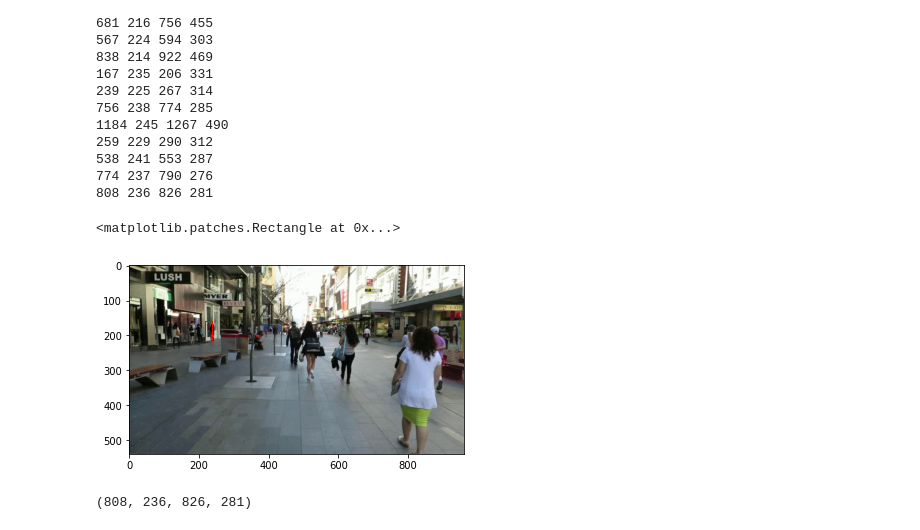
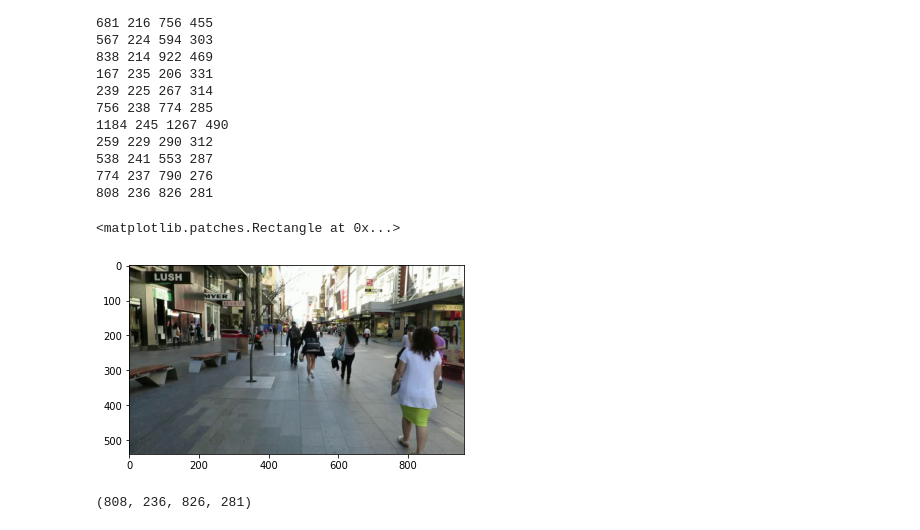
Before and after one commit to plarr2020-team1/application, a Jupyter notebook: notebooks/tracktor_try.ipynb, the cells around one changed output. Drawn from its saved outputs; the diff is of its cells as text; code cells hidden in the pictures.

```diff
--- a/notebooks/tracktor_try.ipynb
+++ b/notebooks/tracktor_try.ipynb
@@ -86,15 +86,15 @@ from  matplotlib import patches
 # %%
 figure, ax = plt.subplots(1)
 
-rect = patches.Rectangle((x1, y1), x2 - x1, y2 - y1, edgecolor='r', facecolor="none")
+rect = patches.Rectangle((y1, x1), y2 - y1, x2 - x1, edgecolor='r', facecolor="none")
 
 ax.imshow(frame)
 
 
 ax.add_patch(rect)
 # %% [output]
 <matplotlib.patches.Rectangle at 0x...>
-[figure, old version]
+[figure, new version]
 # %%
 x1, y1, x2, y2
 # %% [output]
```
Also changed, not shown: 3 other files.
